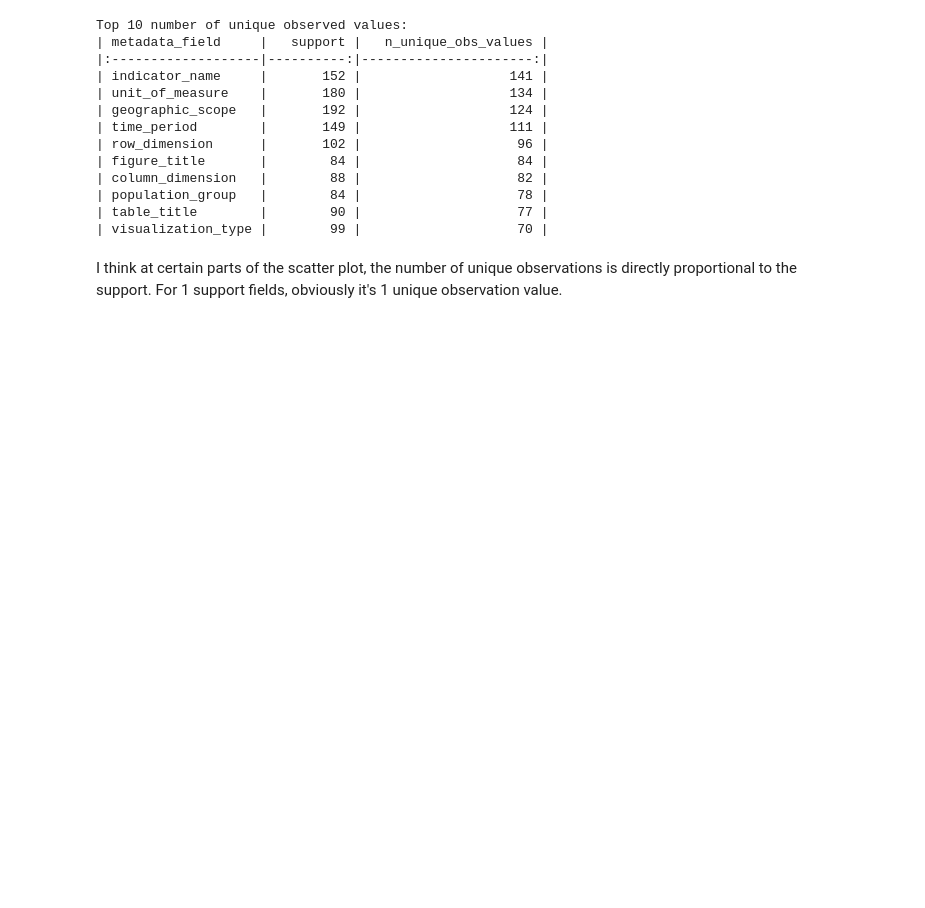
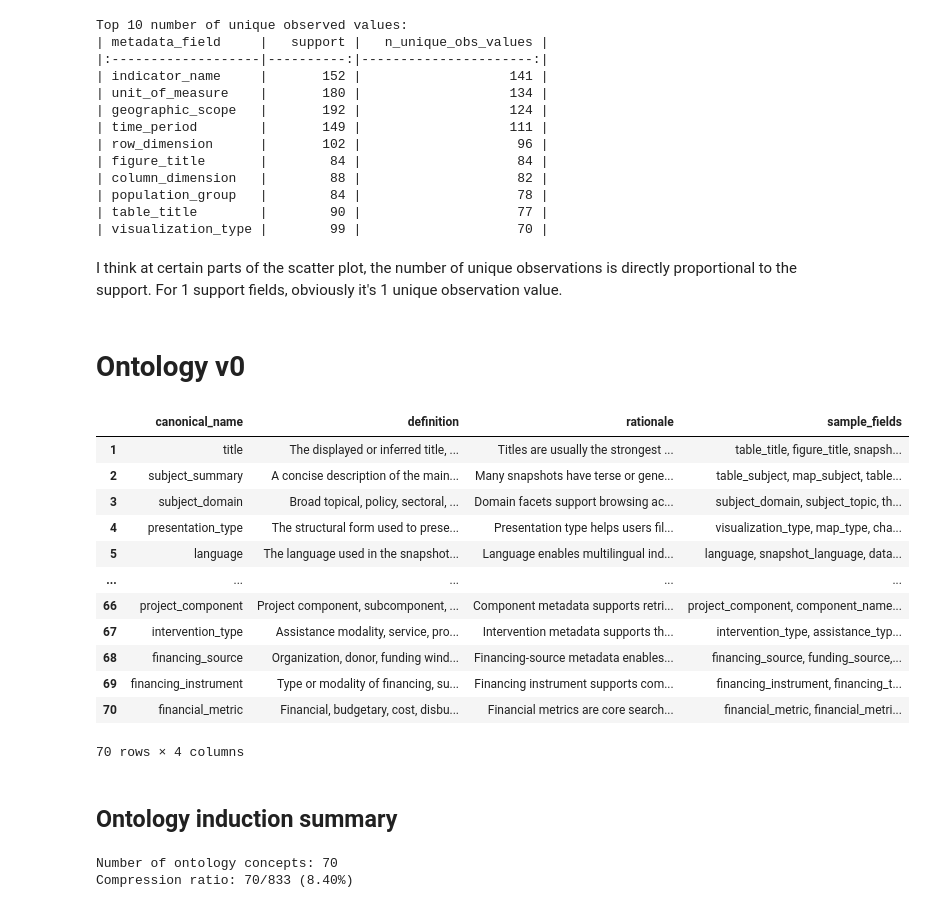
Before and after one commit to ajdajd/data-snapshot, a Jupyter notebook: notebooks/schema_discovery/7.0-eda_for_paper.ipynb, the cells around one changed output. Saved outputs shown, nothing was run; the diff lists cells and outputs as text; code cells hidden in the pictures; blank space fills up the shorter version.

Commit message:
Perform analysis for paper - ontology v0

```diff
--- a/notebooks/schema_discovery/7.0-eda_for_paper.ipynb
+++ b/notebooks/schema_discovery/7.0-eda_for_paper.ipynb
@@ -960,3 +942,39 @@ Top 10 number of unique observed values:
 | visualization_type |        99 |                    70 |
 # %% [markdown]
 I think at certain parts of the scatter plot, the number of unique observations is directly proportional to the support. For 1 support fields, obviously it's 1 unique observation value.
+# %% [markdown]
+# Ontology v0
+# %%
+df = pd.read_csv("outputs/3.1-ontology_v0.md", sep="|", skipinitialspace=True).dropna(
+    axis=1,
+    how="all",
+)
+df.columns = df.columns.str.strip()
+df = df.map(lambda x: x.strip() if isinstance(x, str) else x)
+df = df.drop(index=0)
+
+df
+# %% [output]
+|  | canonical_name | definition | rationale | sample_fields |
+| 1 | title | The displayed or inferred title, ... | Titles are usually the strongest ... | table_title, figure_title, snapsh... |
+| 2 | subject_summary | A concise description of the main... | Many snapshots have terse or gene... | table_subject, map_subject, table... |
+| 3 | subject_domain | Broad topical, policy, sectoral, ... | Domain facets support browsing ac... | subject_domain, subject_topic, th... |
+| 4 | presentation_type | The structural form used to prese... | Presentation type helps users fil... | visualization_type, map_type, cha... |
+| 5 | language | The language used in the snapshot... | Language enables multilingual ind... | language, snapshot_language, data... |
+| ... | ... | ... | ... | ... |
+| 66 | project_component | Project component, subcomponent, ... | Component metadata supports retri... | project_component, component_name... |
+| 67 | intervention_type | Assistance modality, service, pro... | Intervention metadata supports th... | intervention_type, assistance_typ... |
+| 68 | financing_source | Organization, donor, funding wind... | Financing-source metadata enables... | financing_source, funding_source,... |
+| 69 | financing_instrument | Type or modality of financing, su... | Financing instrument supports com... | financing_instrument, financing_t... |
+| 70 | financial_metric | Financial, budgetary, cost, disbu... | Financial metrics are core search... | financial_metric, financial_metri... |
+70 rows × 4 columns
+# %% [markdown]
+## Ontology induction summary
+# %%
+print("Number of ontology concepts:", len(df))
+print(
+    f"Compression ratio: {len(df)}/833 ({(100 * len(df)/833):.2f}%)",
+)
+# %% [output]
+Number of ontology concepts: 70
+Compression ratio: 70/833 (8.40%)
```
Also changed, not shown: parts of 13 cells of this notebook.
